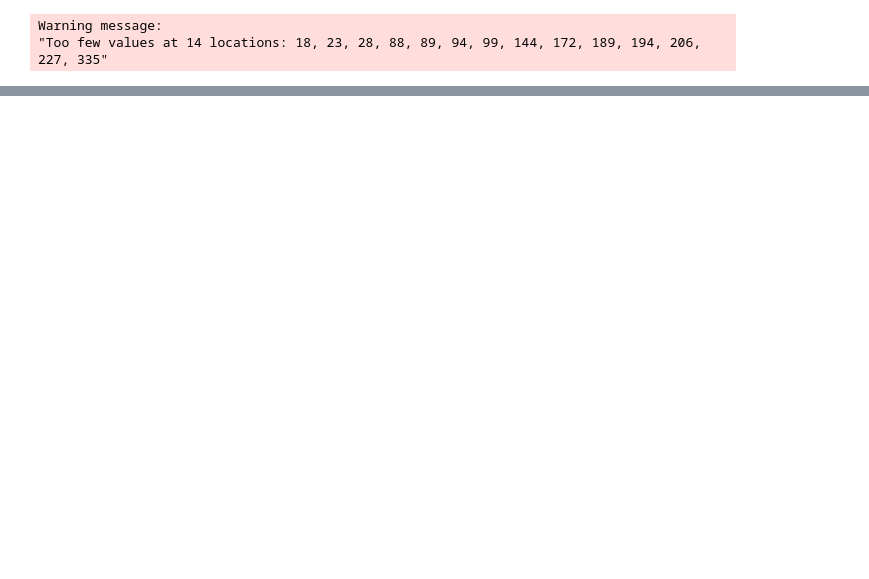
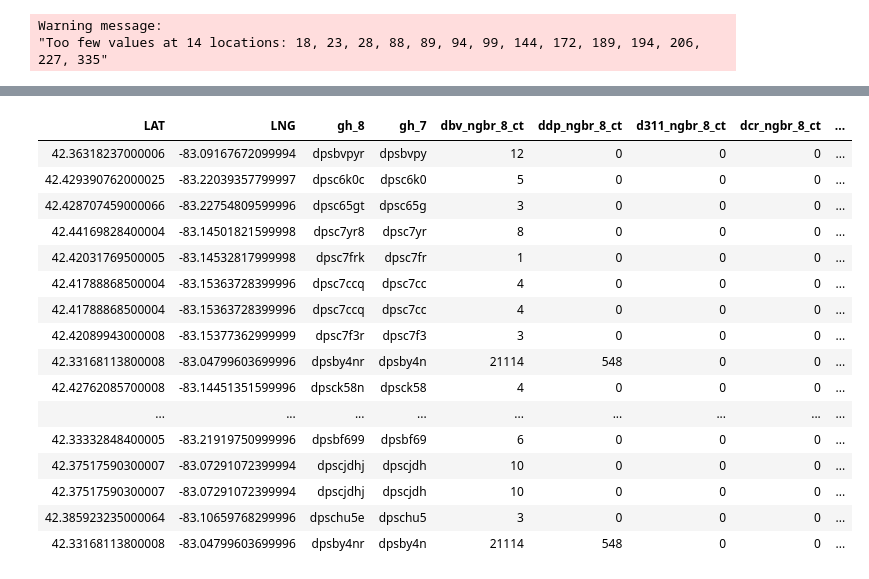
Before and after one commit to tubatibs/DsasVisualAnalytics, a Jupyter notebook: Dplyr-tutorial.ipynb, the cells around one changed output, grey strips where cells are left out. Drawn from its saved outputs; the diff is of its cells as text; code cells hidden in the pictures; blank space fills up the shorter version.

```diff
--- a/Dplyr-tutorial.ipynb
+++ b/Dplyr-tutorial.ipynb
@@ -202,0 +120,28 @@ summary(dcr_gh_7_grp)
+# %%
+detBlightViolV <- left_join(detBlightViol, dbv_gh_8_grp, by = c("gh_8" = "gh_8"))
+detBlightViolVD <- left_join(detBlightViolV, ddp_gh_8_grp, by = c("gh_8" = "gh_8"))
+detBlightViolVD3 <- left_join(detBlightViolVD, d311_gh_8_grp, by = c("gh_8" = "gh_8"))
+detBlightViolVD3C <- left_join(detBlightViolVD3, dcr_gh_8_grp, by = c("gh_8" = "gh_8"))
+# %%
+detBlightViolVD3C[is.na(detBlightViolVD3C)] <- 0
+keep <- c("LAT","LNG","gh_8", "gh_7", "dbv_ngbr_8_ct", "ddp_ngbr_8_ct", "d311_ngbr_8_ct", "dcr_ngbr_8_ct",  "ViolationCategory", "CleanUpCost", "JudgmentAmt", "PaymentStatus", "FineAmt", "AdminFee", "LateFee", "AgencyName")
+detBlightViolVD3C[keep]
+#head(detBlightViolVD3C)
+# %% [output]
+| LAT | LNG | gh_8 | gh_7 | dbv_ngbr_8_ct | ddp_ngbr_8_ct | d311_ngbr_8_ct | dcr_ngbr_8_ct | ... |
+| 42.36318237000006 | -83.09167672099994 | dpsbvpyr | dpsbvpy | 12 | 0 | 0 | 0 | ... |
+| 42.429390762000025 | -83.22039357799997 | dpsc6k0c | dpsc6k0 | 5 | 0 | 0 | 0 | ... |
+| 42.428707459000066 | -83.22754809599996 | dpsc65gt | dpsc65g | 3 | 0 | 0 | 0 | ... |
+| 42.44169828400004 | -83.14501821599998 | dpsc7yr8 | dpsc7yr | 8 | 0 | 0 | 0 | ... |
+| 42.42031769500005 | -83.14532817999998 | dpsc7frk | dpsc7fr | 1 | 0 | 0 | 0 | ... |
+| 42.41788868500004 | -83.15363728399996 | dpsc7ccq | dpsc7cc | 4 | 0 | 0 | 0 | ... |
+| 42.41788868500004 | -83.15363728399996 | dpsc7ccq | dpsc7cc | 4 | 0 | 0 | 0 | ... |
+| 42.42089943000008 | -83.15377362999999 | dpsc7f3r | dpsc7f3 | 3 | 0 | 0 | 0 | ... |
+| 42.33168113800008 | -83.04799603699996 | dpsby4nr | dpsby4n | 21114 | 548 | 0 | 0 | ... |
+| 42.42762085700008 | -83.14451351599996 | dpsck58n | dpsck58 | 4 | 0 | 0 | 0 | ... |
+| ... | ... | ... | ... | ... | ... | ... | ... | ... |
+| 42.33332848400005 | -83.21919750999996 | dpsbf699 | dpsbf69 | 6 | 0 | 0 | 0 | ... |
+| 42.37517590300007 | -83.07291072399994 | dpscjdhj | dpscjdh | 10 | 0 | 0 | 0 | ... |
+| 42.37517590300007 | -83.07291072399994 | dpscjdhj | dpscjdh | 10 | 0 | 0 | 0 | ... |
+| 42.385923235000064 | -83.10659768299996 | dpschu5e | dpschu5 | 3 | 0 | 0 | 0 | ... |
+| 42.33168113800008 | -83.04799603699996 | dpsby4nr | dpsby4n | 21114 | 548 | 0 | 0 | ... |
```
Also changed, not shown: parts of 5 cells of this notebook.
